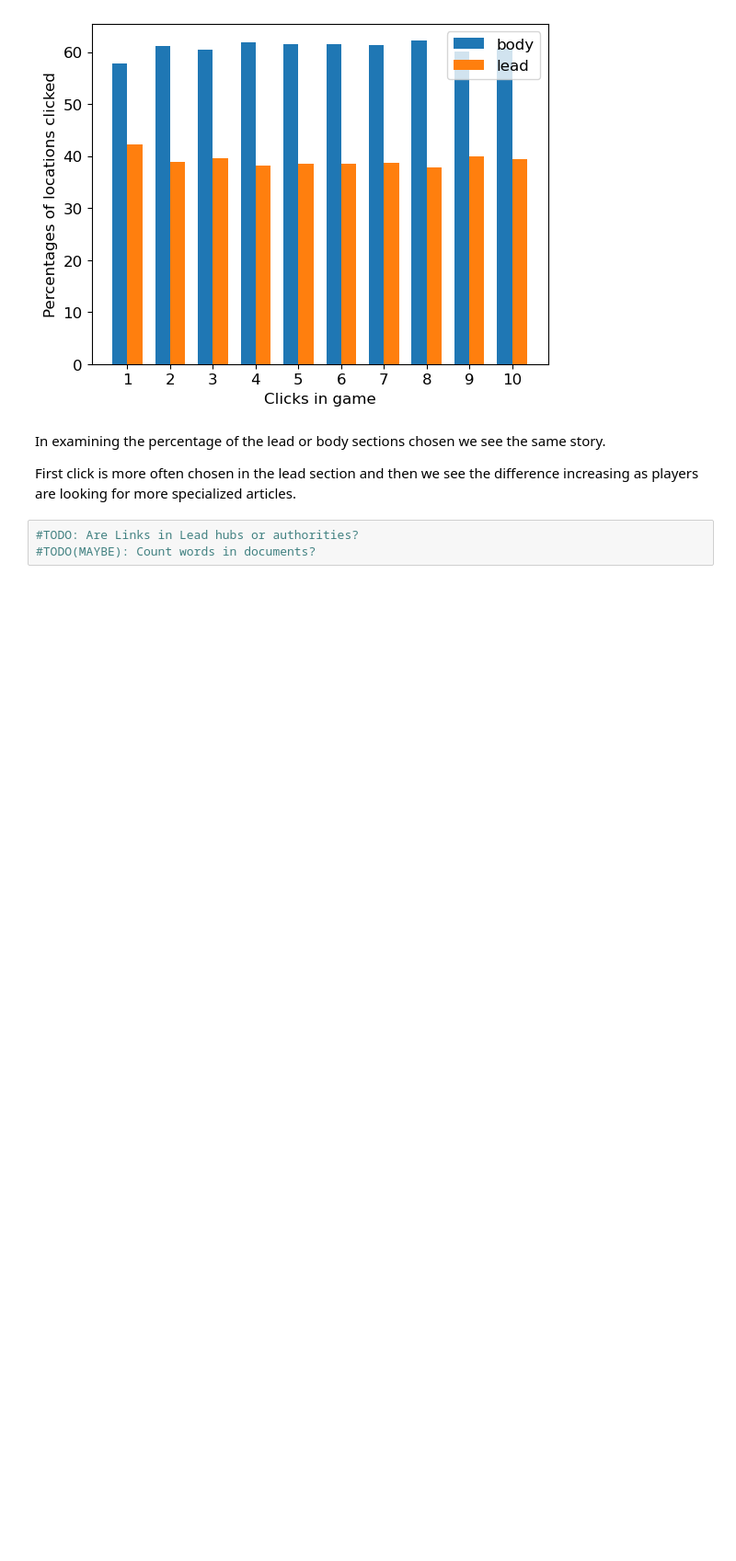
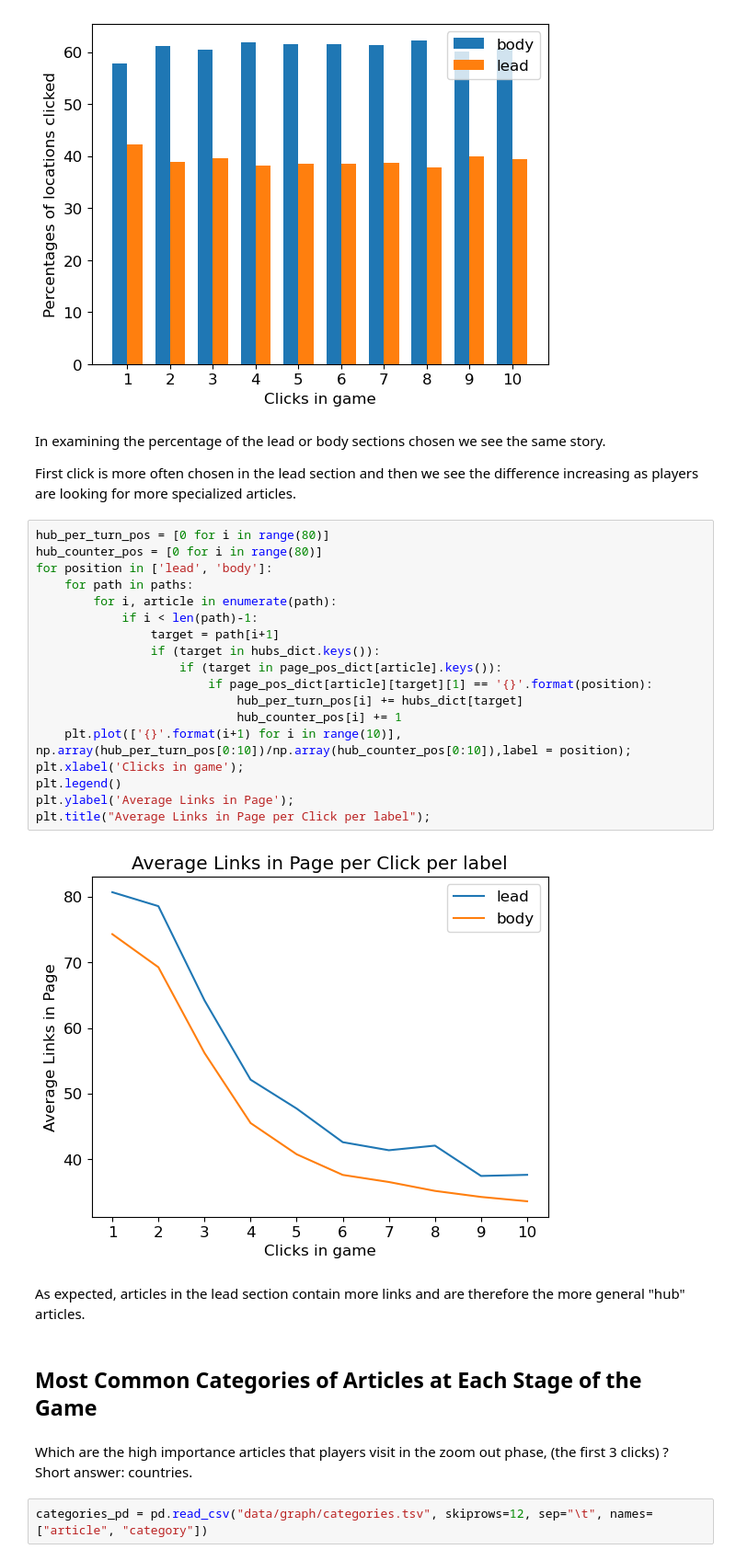
Before and after one commit to epfl-ada/ada-2022-project-souvladaki, a Jupyter notebook: analysis.ipynb, the cells around one changed output. Shown at 92% size. Cells and saved outputs as stored; diff of their text form; blank space fills up the shorter version.

Commit message:
add category analysis

```diff
--- a/analysis.ipynb
+++ b/analysis.ipynb
@@ -800,6 +802,32 @@ ax.legend()
 In examining the percentage of the lead or body sections chosen we see the same story.
 
 First click is more often chosen in the lead section and then we see the difference increasing as players are looking for more specialized articles.
-# %%
-#TODO: Are Links in Lead hubs or authorities?
-#TODO(MAYBE): Count words in documents?
+# %%
+hub_per_turn_pos = [0 for i in range(80)]
+hub_counter_pos = [0 for i in range(80)]
+for position in ['lead', 'body']:
+    for path in paths:
+        for i, article in enumerate(path):
+            if i < len(path)-1:
+                target = path[i+1]
+                if (target in hubs_dict.keys()):
+                    if (target in page_pos_dict[article].keys()):
+                        if page_pos_dict[article][target][1] == '{}'.format(position):
+                            hub_per_turn_pos[i] += hubs_dict[target]
+                            hub_counter_pos[i] += 1
+    plt.plot(['{}'.format(i+1) for i in range(10)], np.array(hub_per_turn_pos[0:10])/np.array(hub_counter_pos[0:10]),label = position);
+plt.xlabel('Clicks in game');
+plt.legend()
+plt.ylabel('Average Links in Page');
+plt.title("Average Links in Page per Click per label");
+# %% [output]
+[figure, added]
+# %% [markdown]
+As expected, articles in the lead section contain more links and are therefore the more general "hub" articles.
+# %% [markdown]
+## Most Common Categories of Articles at Each Stage of the Game
+# %% [markdown]
+Which are the high importance articles that players visit in the zoom out phase,
+ (the first 3 clicks) ?  Short answer: countries.
+# %%
+categories_pd = pd.read_csv("data/graph/categories.tsv", skiprows=12, sep="\t", names=["article", "category"])
```
Also changed, not shown: parts of 7 cells of this notebook.
